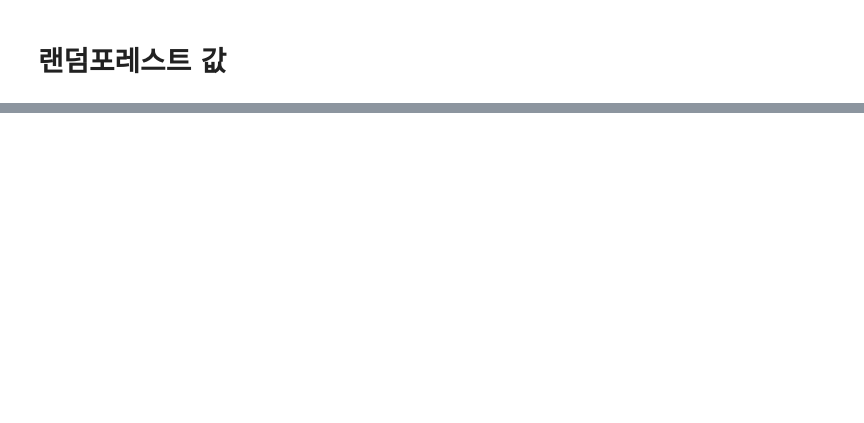
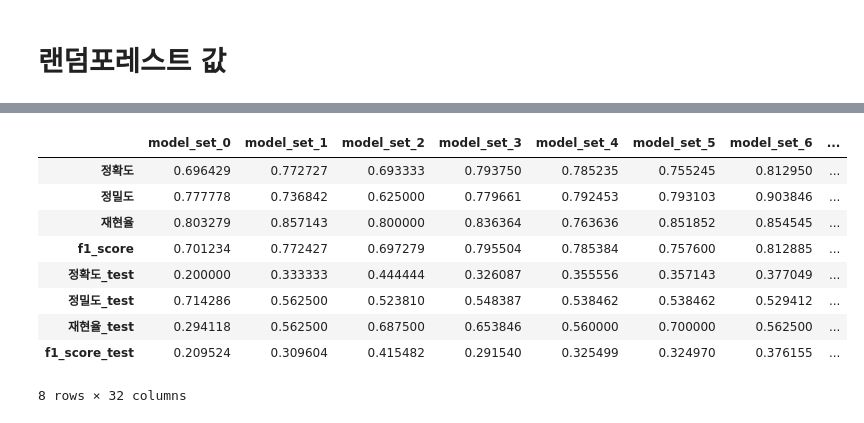
Before and after one commit to BigDataIPO/IPO, a Jupyter notebook: IPO/추가로 해볼것.ipynb, the cells around one changed output, grey strips where cells are left out. Cells and saved outputs as stored; diff of their text form; code cells hidden in the pictures; blank space fills up the shorter version.

```diff
--- a/IPO/추가로 해볼것.ipynb
+++ b/IPO/추가로 해볼것.ipynb
@@ -179,0 +179,13 @@ NameError: name 'precision_val' is not defined
+# %%
+df_score_0_1
+# %% [output]
+|  | model_set_0 | model_set_1 | model_set_2 | model_set_3 | model_set_4 | model_set_5 | model_set_6 | ... |
+| 정확도 | 0.696429 | 0.772727 | 0.693333 | 0.793750 | 0.785235 | 0.755245 | 0.812950 | ... |
+| 정밀도 | 0.777778 | 0.736842 | 0.625000 | 0.779661 | 0.792453 | 0.793103 | 0.903846 | ... |
+| 재현율 | 0.803279 | 0.857143 | 0.800000 | 0.836364 | 0.763636 | 0.851852 | 0.854545 | ... |
+| f1_score | 0.701234 | 0.772427 | 0.697279 | 0.795504 | 0.785384 | 0.757600 | 0.812885 | ... |
+| 정확도_test | 0.200000 | 0.333333 | 0.444444 | 0.326087 | 0.355556 | 0.357143 | 0.377049 | ... |
+| 정밀도_test | 0.714286 | 0.562500 | 0.523810 | 0.548387 | 0.538462 | 0.538462 | 0.529412 | ... |
+| 재현율_test | 0.294118 | 0.562500 | 0.687500 | 0.653846 | 0.560000 | 0.700000 | 0.562500 | ... |
+| f1_score_test | 0.209524 | 0.309604 | 0.415482 | 0.291540 | 0.325499 | 0.324970 | 0.376155 | ... |
+8 rows × 32 columns
```
Also changed, not shown: parts of 38 cells of this notebook, 4 other files.
